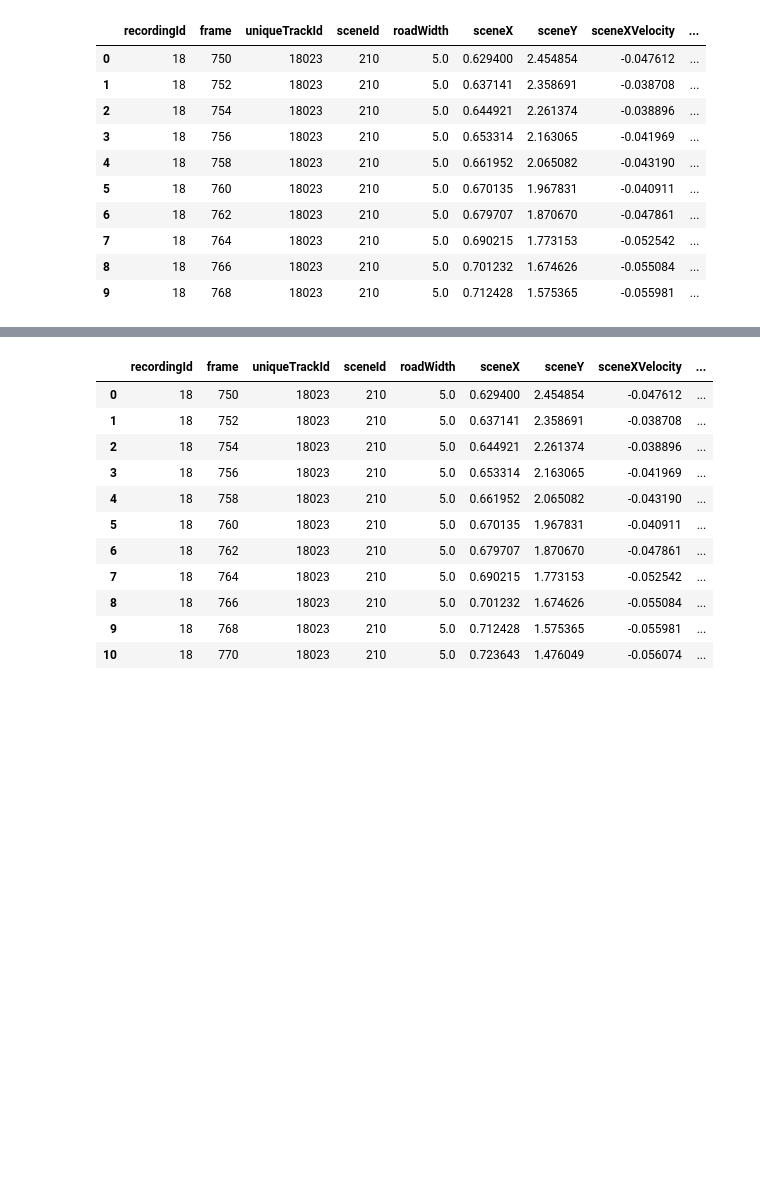
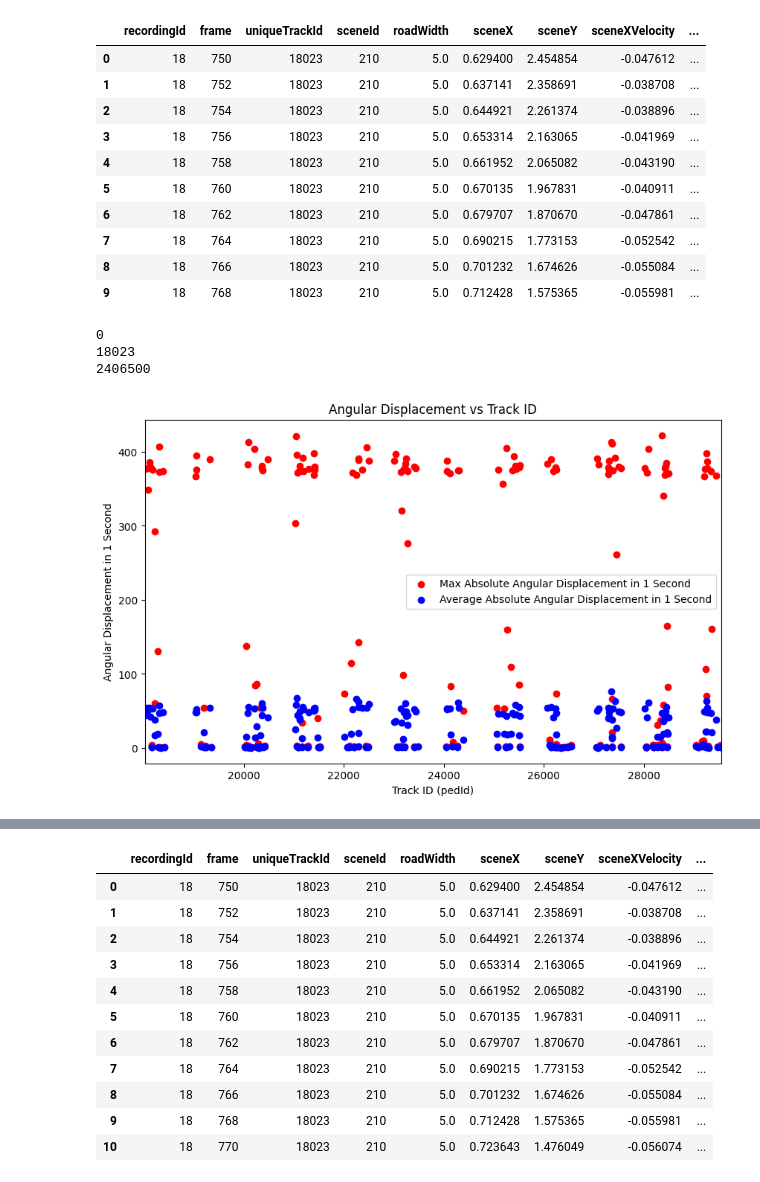
Before and after one commit to BUET-AV/behavior-hypotheses, a Jupyter notebook: src/notebooks/angular-velocity-analysis.ipynb, the cells around one changed output, grey strips where cells are left out. Drawn from its saved outputs; the diff is of its cells as text; code cells hidden in the pictures; blank space fills up the shorter version.

```diff
--- a/src/notebooks/angular-velocity-analysis.ipynb
+++ b/src/notebooks/angular-velocity-analysis.ipynb
@@ -34,7 +37,9 @@ from tti_dataset_tools.ColMapper import ColMapper
 
 from behavior_tools.AngularDisplacementCalculator import AngularDisplacementCalculator
 # %%
-dataDir = "D:/desktop_alternative/buetav/behavior-hypotheses-main/location-2"
+dataDir = "D:/desktop_alternative/buetav/location-2"
+# dataDir = "D:/desktop_alternative/buetav/behavior-hypotheses-main/location-2"
+
 sceneId = 210
 date = "2023-05-04"
 fps=10
@@ -131,3 +134,79 @@ medianStartingSpeed = startingDf["speed"].median()
 medianStartingVelocityDf = startingDf[abs(startingDf["speed"] - medianStartingSpeed) < 0.005].copy()
 medianStartingVelocityPedIds = list(medianStartingVelocityDf["uniqueTrackId"].unique())
 # medianStartingVelocityPedIds
+
+# print(allPedIds)
+# allPedIdAverageAngularDisplacement=0
+# allPedIdMaxAngularDisplacement=0
+# allPedIdAngularDisplacementSum=0
+# uniqueIdAngularDisplacement=0
+tableofAllPedIdMaxAndAverageAngularDisplacementPerSecond=[]
+maxPedId=0
+minPedId=1e6
+testCount=0
+
+for pedId in allPedIds:
+    if(pedId>3e5):
+        testCount+=1
+        continue
+    maxPedId=max(maxPedId,pedId)
+    minPedId=min(minPedId,pedId)
+    uniqueIdAverageAngularDisplacementPerSecond=0
+    uniqueIdMaxAngularDisplacementPerSecond=0
+    trackDf = cleanPedDf[cleanPedDf["uniqueTrackId"] == pedId]
+    trackDf = AngularDisplacementCalculator.addAngularDisplacement(trackDf)
+    trackDf = AngularDisplacementCalculator.addRelativeAngularDisplacement(trackDf)
+    absoluteAngularDisplacementPerSecondTable = AngularDisplacementCalculator.getAbsoluteAngularDisplacementTable(trackDf)
+    for value in absoluteAngularDisplacementPerSecondTable:
+        uniqueIdAverageAngularDisplacementPerSecond+=value[1]
+        uniqueIdMaxAngularDisplacementPerSecond=max(uniqueIdMaxAngularDisplacementPerSecond,value[1])
+    uniqueIdAverageAngularDisplacementPerSecond/=len(absoluteAngularDisplacementPerSecondTable)
+    tableofAllPedIdMaxAndAverageAngularDisplacementPerSecond.append((pedId,uniqueIdMaxAngularDisplacementPerSecond,uniqueIdAverageAngularDisplacementPerSecond))
+
+
+print(testCount)
+print(minPedId)
+print(maxPedId)
+# %% [output]
+0
+18023
+2406500
+# %%
+
+
+import matplotlib.pyplot as plt
+
+# Define the specific range for the X-axis
+minPedId = 18023
+maxPedId = 29542
+
+# Extract data from the table
+pedIds = [item[0] for item in tableofAllPedIdMaxAndAverageAngularDisplacementPerSecond]
+maxAngularDisplacements = [item[1] for item in tableofAllPedIdMaxAndAverageAngularDisplacementPerSecond]
+averageAngularDisplacements = [item[2] for item in tableofAllPedIdMaxAndAverageAngularDisplacementPerSecond]
+
+# Create the plot
+plt.figure(figsize=(10, 6))
+
+# Plot max angular displacement
+plt.scatter(pedIds, maxAngularDisplacements, color='red', label='Max Absolute Angular Displacement in 1 Second')
+
+# Plot average angular displacement
+plt.scatter(pedIds, averageAngularDisplacements, color='blue', label='Average Absolute Angular Displacement in 1 Second')
+
+# Set X-axis range
+plt.xlim(minPedId, maxPedId)
+
+# Format the X-axis to avoid scientific notation
+plt.ticklabel_format(style='plain', axis='x')
+
+# Add labels and title
+plt.xlabel('Track ID (pedId)')
+plt.ylabel('Angular Displacement in 1 Second')
+plt.title('Angular Displacement vs Track ID')
+plt.legend()
+
+# Show the plot
+plt.show()
+# %% [output]
+[figure, added]
```
Also changed, not shown: parts of 7 cells of this notebook.
